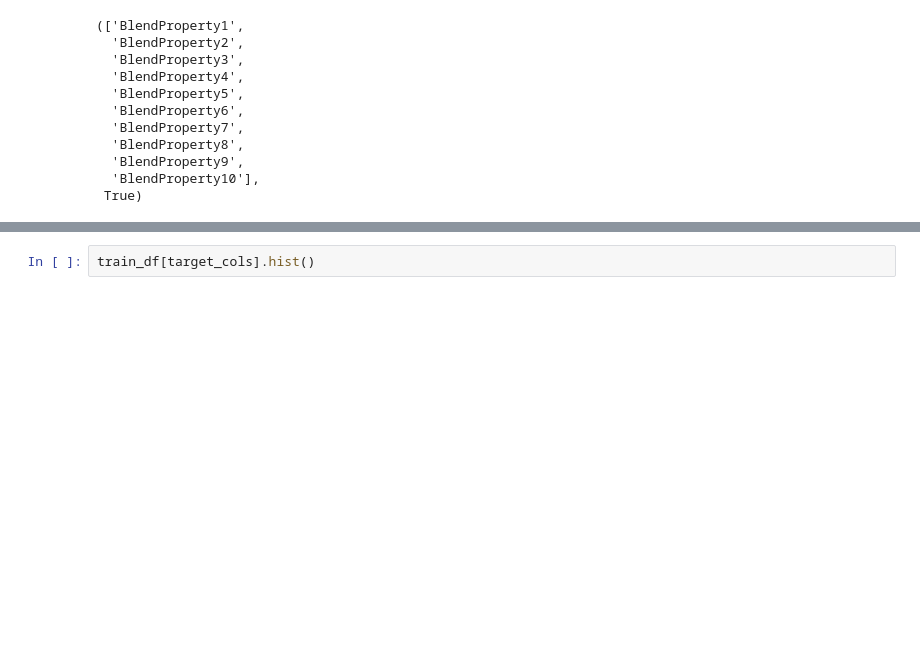
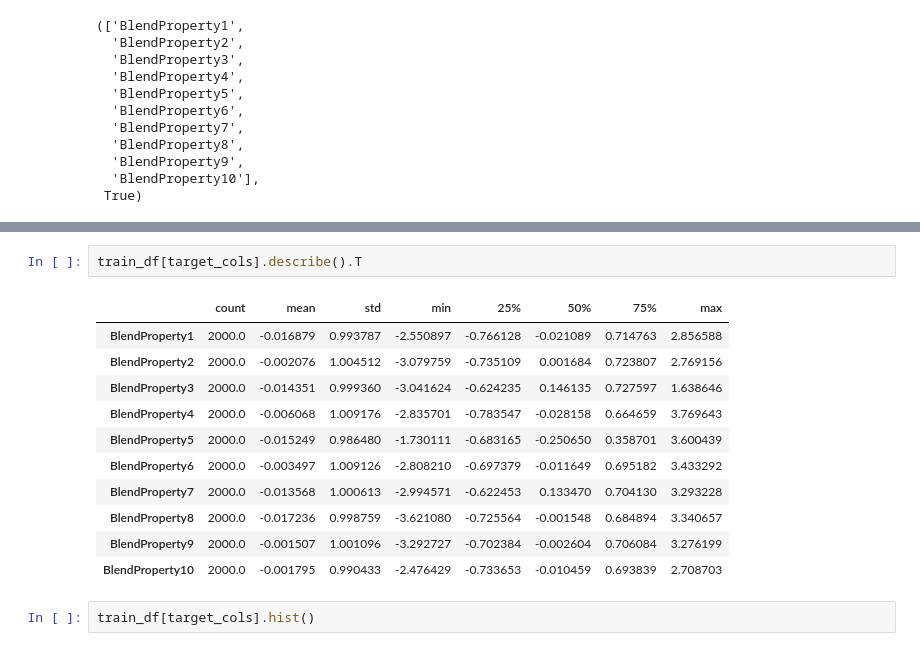
Before and after one commit to MekongDelta-mind/he_shellai_2025, a Jupyter notebook: notebooks/0.0_data_exploration.ipynb, the cells around one changed output, grey strips where cells are left out. Saved outputs shown, nothing was run; the diff lists cells and outputs as text; blank space fills up the shorter version.

```diff
--- a/notebooks/0.0_data_exploration.ipynb
+++ b/notebooks/0.0_data_exploration.ipynb
@@ -110,3 +118,17 @@ target_cols, len(target_cols)==10
+# %%
+train_df[target_cols].describe().T
+# %% [output]
+|  | count | mean | std | min | 25% | 50% | 75% | max |
+| BlendProperty1 | 2000.0 | -0.016879 | 0.993787 | -2.550897 | -0.766128 | -0.021089 | 0.714763 | 2.856588 |
+| BlendProperty2 | 2000.0 | -0.002076 | 1.004512 | -3.079759 | -0.735109 | 0.001684 | 0.723807 | 2.769156 |
+| BlendProperty3 | 2000.0 | -0.014351 | 0.999360 | -3.041624 | -0.624235 | 0.146135 | 0.727597 | 1.638646 |
+| BlendProperty4 | 2000.0 | -0.006068 | 1.009176 | -2.835701 | -0.783547 | -0.028158 | 0.664659 | 3.769643 |
+| BlendProperty5 | 2000.0 | -0.015249 | 0.986480 | -1.730111 | -0.683165 | -0.250650 | 0.358701 | 3.600439 |
+| BlendProperty6 | 2000.0 | -0.003497 | 1.009126 | -2.808210 | -0.697379 | -0.011649 | 0.695182 | 3.433292 |
+| BlendProperty7 | 2000.0 | -0.013568 | 1.000613 | -2.994571 | -0.622453 | 0.133470 | 0.704130 | 3.293228 |
+| BlendProperty8 | 2000.0 | -0.017236 | 0.998759 | -3.621080 | -0.725564 | -0.001548 | 0.684894 | 3.340657 |
+| BlendProperty9 | 2000.0 | -0.001507 | 1.001096 | -3.292727 | -0.702384 | -0.002604 | 0.706084 | 3.276199 |
+| BlendProperty10 | 2000.0 | -0.001795 | 0.990433 | -2.476429 | -0.733653 | -0.010459 | 0.693839 | 2.708703 |
 # %%
 train_df[target_cols].hist()
 # %% [output]
```
Also changed, not shown: parts of 7 cells of this notebook, 1 other file.
